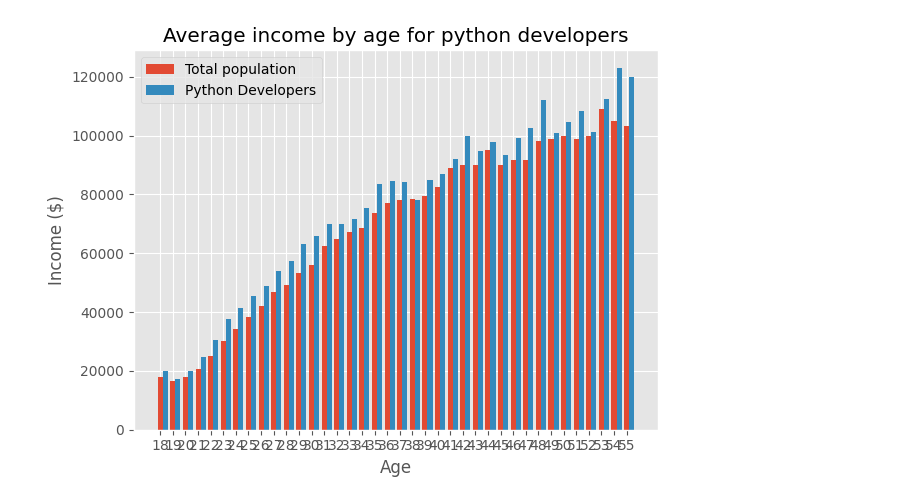
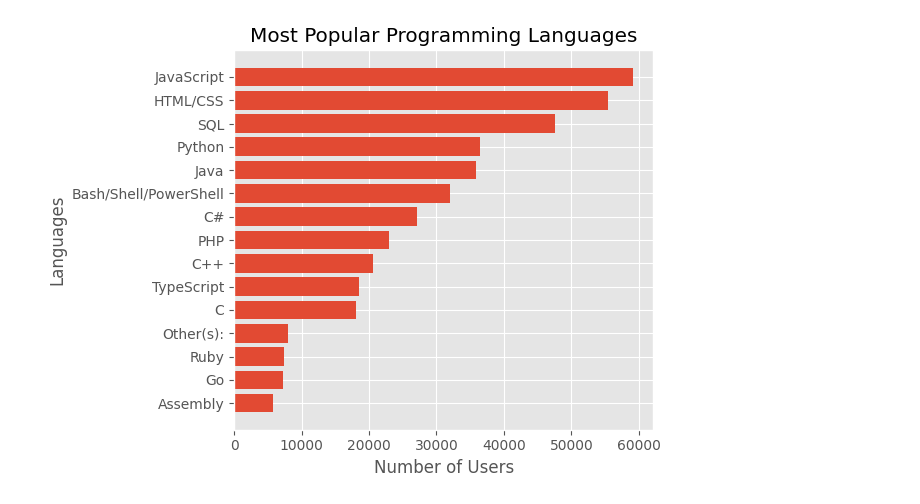
Before and after one commit to philiphan0109/daata-visualization, a Jupyter notebook: matplotlib_csv_barcharts.ipynb, the cells around one changed output. Saved outputs shown, nothing was run; the diff lists cells and outputs as text; code cells hidden in the pictures.

```diff
--- a/matplotlib_csv_barcharts.ipynb
+++ b/matplotlib_csv_barcharts.ipynb
@@ -5,28 +8,31 @@ import numpy as np
-# %%
-plt.style.use("ggplot")
-
-
-ages = [18, 19, 20, 21, 22, 23, 24, 25, 26, 27, 28, 29, 30, 31, 32, 33, 34, 35, 36, 37, 38, 39, 40, 41, 42, 43, 44, 45, 46, 47, 48, 49, 50, 51, 52, 53, 54, 55]
-x_indexes = np.arange(len(ages))
-bar_width = 0.4
-
-y = [17784, 16500, 18012, 20628, 25206, 30252, 34368, 38496, 42000, 46752, 49320, 53200, 56000, 62316, 64928, 67317, 68748, 73752, 77232,
-        78000, 78508, 79536, 82488, 88935, 90000, 90056, 95000, 90000, 91633, 91660, 98150, 98964, 100000, 98988, 100000, 108923, 105000, 103117]
-plt.bar(x_indexes, y, label = "Total population", width=bar_width)
-
-y_python = [20046, 17100, 20000, 24744, 30500, 37732, 41247, 45372, 48876, 53850, 57287, 63016, 65998, 70003, 70000, 71496, 75370, 83640, 84666,
-                84392, 78254, 85000, 87038, 91991, 100000, 94796, 97962, 93302, 99240, 102736, 112285, 100771, 104708, 108423, 101407, 112542, 122870, 120000]
-plt.bar(x_indexes + bar_width, y_python, label = 'Python Developers', width=bar_width)
-
-plt.title("Average income by age for python developers")
-plt.xlabel("Age")
-plt.ylabel("Income ($)")
-plt.xticks(ticks=x_indexes, labels=ages)
-
-plt.legend()
-plt.grid(True)
-plt.tight_layout()
-
-plt.show()
-# %% [output]
-[figure, removed]
+# %%
+plt.style.use("ggplot")
+
+
+data = pd.read_csv('data/bar_data.csv')
+lang_responses = data['LanguagesWorkedWith']
+language_counter = Counter()
+
+for response in lang_responses:
+        language_counter.update(response.split(";"))
+
+languages = []
+num_users = []
+
+for item in language_counter.most_common(15):
+        languages.append(item[0])
+        num_users.append(item[1])
+
+languages.reverse()
+num_users.reverse()
+
+plt.barh(languages, num_users)
+
+plt.title("Most Popular Programming Languages")
+plt.ylabel("Languages")
+plt.xlabel("Number of Users")
+
+plt.tight_layout()
+plt.show()
+# %% [output]
+[figure, added]
```
Also changed, not shown: parts of 1 cell of this notebook, 2 other files.
